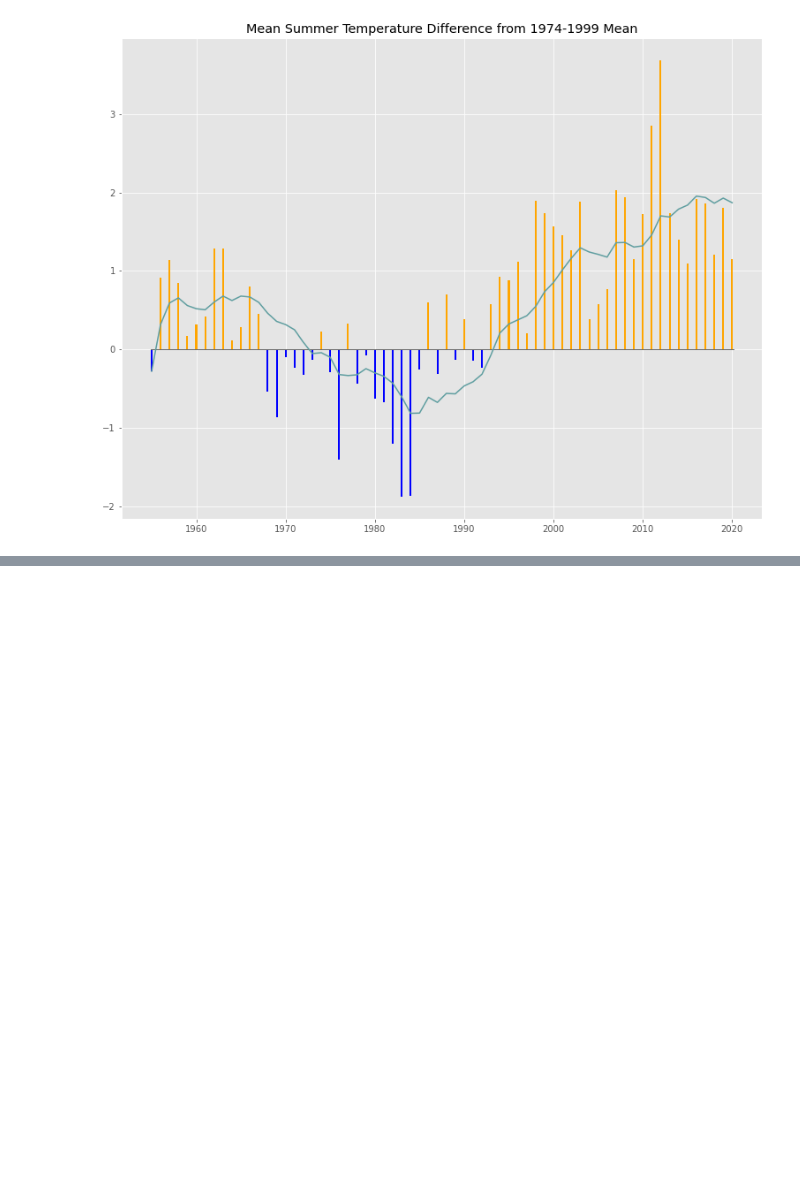
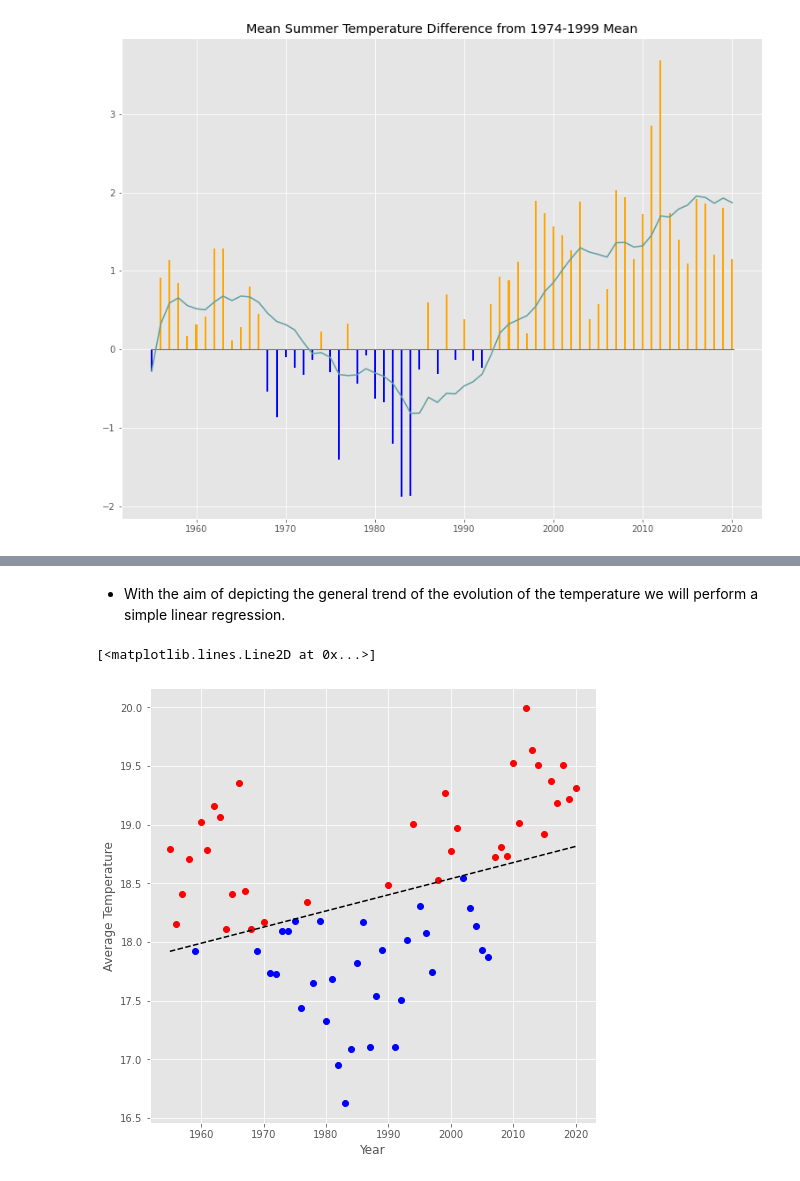
Before and after one commit to giorgossideris/athens_weather_analysis, a Jupyter notebook: weather_analysis.ipynb, the cells around one changed output, grey strips where cells are left out. Cells and saved outputs as stored; diff of their text form; code cells hidden in the pictures; blank space fills up the shorter version.

```diff
--- a/weather_analysis.ipynb
+++ b/weather_analysis.ipynb
@@ -434,0 +443,3 @@ All the above observations can be explained by the increased human activity the
+# %%
+avg_year_temp = df.groupby("year")["avg_temp"].mean()
+avg_year_temp.head(5)
@@ -434,0 +454,20 @@ All the above observations can be explained by the increased human activity the
+# %% [markdown]
+* With the aim of depicting the general trend of the evolution of the temperature we will perform a simple linear regression.
+# %%
+#https://stackoverflow.com/questions/6148207/linear-regression-with-matplotlib-numpy
+avg_year_temp_not_null = avg_year_temp[~ avg_year_temp.isnull()] # we use this in case we don't fill avg_temp with the average
+                                                                 # of max and min
+years = np.array(avg_year_temp_not_null.index)
+coef = np.polyfit(years, np.array(avg_year_temp_not_null),1)
+poly1d_fn = np.poly1d(coef)
+is_year_hot = avg_year_temp_not_null > poly1d_fn(years)
+
+plt.figure(figsize=(8, 8))
+plt.xlabel("Year")
+plt.ylabel("Average Temperature")
+plt.plot(years[is_year_hot], avg_year_temp_not_null[is_year_hot], "ro")
+plt.plot(years[~ is_year_hot], avg_year_temp_not_null[~ is_year_hot], "bo")
+plt.plot(years, poly1d_fn(years), '--k')
+# %% [output]
+[<matplotlib.lines.Line2D at 0x...>]
+[figure, added]
```
Also changed, not shown: parts of 25 cells of this notebook.
